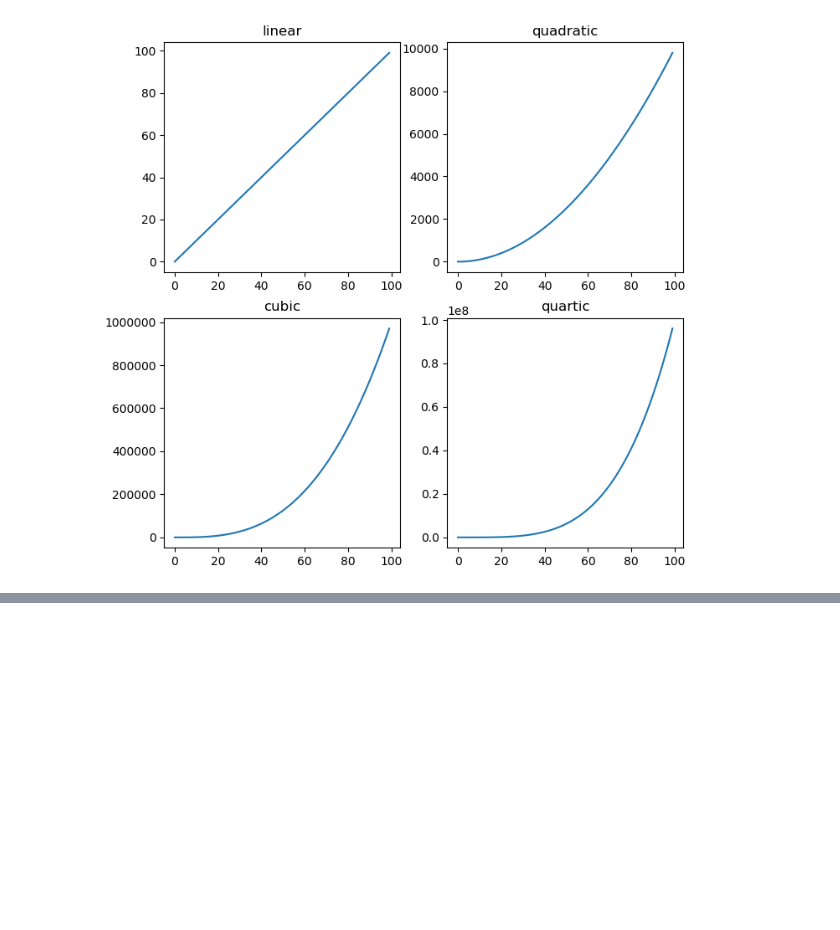
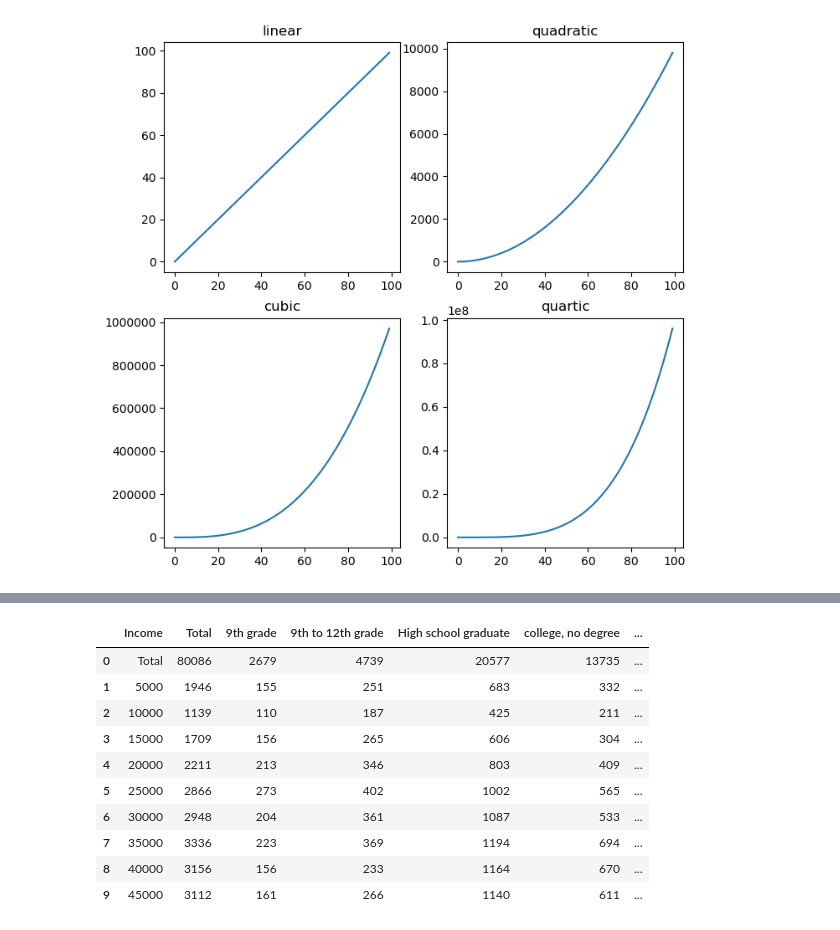
Before and after one commit to amangup/data-analysis-bootcamp, a Jupyter notebook: 10-Matplotlib1/matplotlib_1.ipynb, the cells around one changed output, grey strips where cells are left out. Drawn from its saved outputs; the diff is of its cells as text; code cells hidden in the pictures; blank space fills up the shorter version.

```diff
--- a/10-Matplotlib1/matplotlib_1.ipynb
+++ b/10-Matplotlib1/matplotlib_1.ipynb
@@ -347,0 +360,15 @@ plt.show()
+# %%
+df = pd.read_csv('education_wage.csv')
+df.head(10)
+# %% [output]
+|  | Income | Total | 9th grade | 9th to 12th grade | High school graduate | college, no degree | ... |
+| 0 | Total | 80086 | 2679 | 4739 | 20577 | 13735 | ... |
+| 1 | 5000 | 1946 | 155 | 251 | 683 | 332 | ... |
+| 2 | 10000 | 1139 | 110 | 187 | 425 | 211 | ... |
+| 3 | 15000 | 1709 | 156 | 265 | 606 | 304 | ... |
+| 4 | 20000 | 2211 | 213 | 346 | 803 | 409 | ... |
+| 5 | 25000 | 2866 | 273 | 402 | 1002 | 565 | ... |
+| 6 | 30000 | 2948 | 204 | 361 | 1087 | 533 | ... |
+| 7 | 35000 | 3336 | 223 | 369 | 1194 | 694 | ... |
+| 8 | 40000 | 3156 | 156 | 233 | 1164 | 670 | ... |
+| 9 | 45000 | 3112 | 161 | 266 | 1140 | 611 | ... |
```
Also changed, not shown: parts of 4 cells of this notebook, 1 other file.
